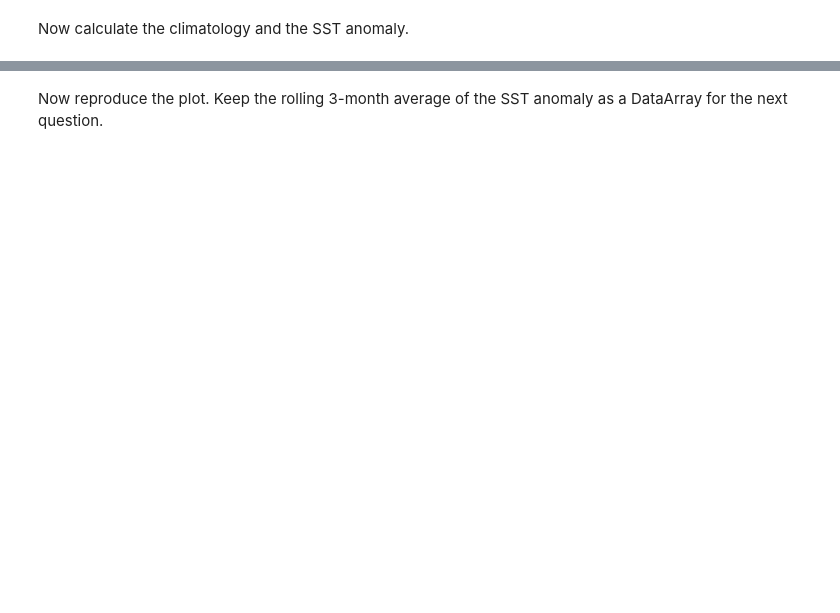
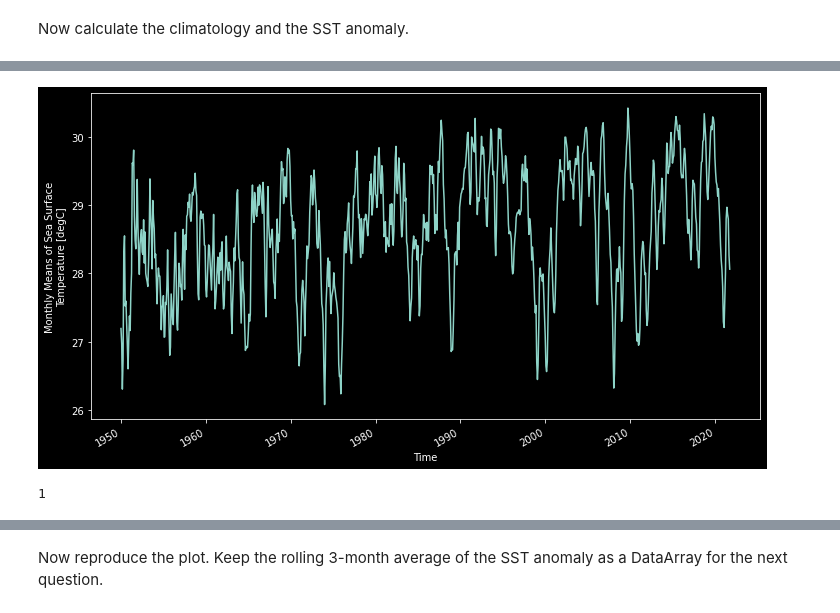
Before and after one commit to DRUFS/Tasks-Python-Research-Computing-, a Jupyter notebook: more_xarray.ipynb, the cells around one changed output, grey strips where cells are left out. Saved outputs shown, nothing was run; the diff lists cells and outputs as text; code cells hidden in the pictures; blank space fills up the shorter version.

```diff
--- a/more_xarray.ipynb
+++ b/more_xarray.ipynb
@@ -35,17 +37,22 @@ You don't have to match the stylistic details, or use different colors above and
 
 #open_mfdataset("http://www.esrl.noaa.gov/psd/thredds/dodsC/Datasets/noaa.ersst.v5/sst.mnmean.nc")
 
-base_url = "http://www.esrl.noaa.gov/psd/thredds/dodsC/Datasets/noaa.ersst.v5/sst.mnmean.nc"
+# base_url = "http://www.esrl.noaa.gov/psd/thredds/dodsC/Datasets/noaa.ersst.v5/sst.mnmean.nc"
 
-files = [f'{base_url}.{year}.nc' for year in range(1950, 2021)]
+# files = [f'{base_url}.{year}.nc' for year in range(1950, 2021)]
 
-#files
+# #files
+
+# url = 'http://www.esrl.noaa.gov/psd/thredds/dodsC/Datasets/noaa.ersst.v5/sst.mnmean.nc'
+# ds = xr.open_dataset(url, drop_variables=['time_bnds'])
+# ds = ds.sel(time=slice('1950', None)).load()
+
+##########################
+
+url = 'http://www.esrl.noaa.gov/psd/thredds/dodsC/Datasets/noaa.ersst.v5/sst.mnmean.nc'
+ds = xr.open_dataset(url, drop_variables=['time_bnds'])
+ds = ds.sel(time=slice('1950', None)).load()
 # %% [markdown]
 ![enso](https://www.ncdc.noaa.gov/monitoring-content/teleconnections/eln-f-pg.gif)
 # %% [markdown]
 Load the data as an Xarray dataset. Drop the `time_bnds` variable as we did in class and trim the data to 1950 onward for this assignment.
-# %%
-
-ds = xr.open_mfdataset(files)
-
-ds
@@ -55,0 +88,34 @@ Now calculate the climatology and the SST anomaly.
+# %%
+
+plt.style.use('dark_background')
+
+#ds.sst[0].plot(vmin = -2, vmax = 30)
+
+#ds.sst.sel(lon = ds.lon, lat = ds.lat).plot();
+
+ds.sst.sel(lon = 178, lat = 0).plot();
+
+#ds.sst.sel(lon = 300, lat = 50).plot();
+plt.title(label = "");
+# %% [output]
+[figure, added]
+# %%
+
+gb = ds.sst.groupby('time.month')
+gb
+
+for group_name, group_da in gb:
+    # stop iterating after the first loop
+    break
+print(group_name)
+group_da
+
+
+#########################################
+
+sst_mm = gb.mean(dim='time')
+sst_mm;
+
+#########################################
+# %% [output]
+1
```
Also changed, not shown: parts of 18 cells of this notebook.
